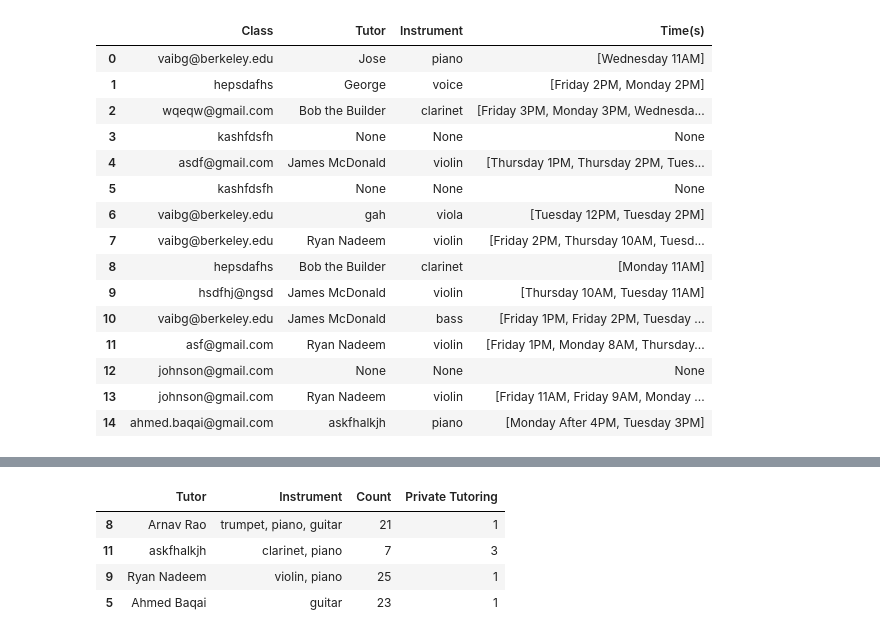
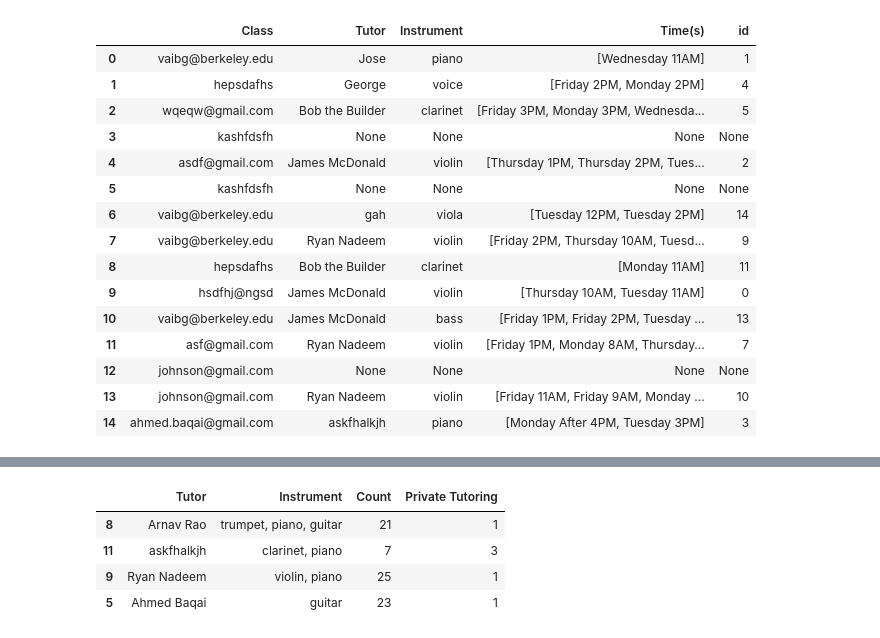
Before and after one commit to BerkeleyCodeology/TMC-Matching, a Jupyter notebook: MusicConnection.ipynb, the cells around one changed output, grey strips where cells are left out. Drawn from its saved outputs; the diff is of its cells as text; code cells hidden in the pictures.

Commit message:
classes, students matched

```diff
--- a/MusicConnection.ipynb
+++ b/MusicConnection.ipynb
@@ -246,6 +247,7 @@ Matches are considered valid if there is an instrument overlap between student a
 """
 def match_classes(classes):
     class_info = classes[1]
+    class_id = class_info['id']
     # remove empty strings from student's instruments choice (i.e. if student has less than 3 preferences)
     class_instruments = list(filter(None, class_info['Instruments'].split(', ')))
     class_grade = class_info['Grade Level']
@@ -264,7 +266,7 @@ def match_classes(classes):
 
             #brute force grade preference
             if instrument in tutor_instruments and len(times) > 0 and class_grade == tutor_grade:
-                return [tutor_info[0], instrument, times]
+                return [tutor_info[0], instrument, times, class_id]
 
         for tutor in tutors_for_classes.iterrows():
             tutor_info = tutor[1]
@@ -277,10 +279,10 @@ def match_classes(classes):
 
             # if instrument matches and there is at least one shared time availability
             if instrument in tutor_instruments and len(times) > 0:
-                return [tutor_info[0], instrument, times]
+                return [tutor_info[0], instrument, times, class_id]
 
     # no match found for any of the three instrument choices
-    return [None, None, None]
+    return [None, None, None, None]
 # %%
 # create the iterator from rows of students
 s_without_count = students.drop(columns='Count')
@@ -288,39 +290,40 @@ students_iter = s_without_count.iterrows()
 # %%
 # create the dataframe to store matches once made
 matches = pd.DataFrame(columns=['Student', 'Tutor', 'Instrument', 'Time(s)'])
-class_matches = pd.DataFrame(columns=['Class', 'Tutor', 'Instrument', 'Time(s)'])
+class_matches = pd.DataFrame(columns=['Class', 'Tutor', 'Instrument', 'Time(s)', 'id'])
 # %%
 # iterate through students; use function defined above to get a match
 for c in classes.iterrows():
     m = match_classes(c)
     # add to matches dataframe
     class_matches.loc[len(class_matches)] = [c[1][0]] + m
     # remove tutor if successfully matched
     if m[0] is not None:
         tutor_idx = tutors_for_classes[tutors_for_classes['Tutor'] == m[0]].index[0]
         tutors_for_classes.at[tutor_idx, 'Class Tutoring'] -= 1
         if tutors_for_classes.at[tutor_idx, 'Class Tutoring'] == 0:
             tutors_for_classes = tutors_for_classes.drop(tutors_for_classes[tutors_for_classes['Tutor'] == m[0]].index)
         else:
             # move tutor row to end of tutors_for_classes dataframe
             idx = tutors_for_classes.index.tolist()
             idx.remove(tutor_idx)
             tutors_for_classes = tutors_for_classes.reindex(idx + [tutor_idx])
+            tutors_for_classes.at[tutor_idx,m[2][0]] = False
 class_matches
 # %% [output]
-|  | Class | Tutor | Instrument | Time(s) |
-| 0 | vaibg@berkeley.edu | Jose | piano | [Wednesday 11AM] |
-| 1 | hepsdafhs | George | voice | [Friday 2PM, Monday 2PM] |
-| 2 | wqeqw@gmail.com | Bob the Builder | clarinet | [Friday 3PM, Monday 3PM, Wednesda... |
-| 3 | kashfdsfh | None | None | None |
-| 4 | asdf@gmail.com | James McDonald | violin | [Thursday 1PM, Thursday 2PM, Tues... |
-| 5 | kashfdsfh | None | None | None |
-| 6 | vaibg@berkeley.edu | gah | viola | [Tuesday 12PM, Tuesday 2PM] |
-| 7 | vaibg@berkeley.edu | Ryan Nadeem | violin | [Friday 2PM, Thursday 10AM, Tuesd... |
-| 8 | hepsdafhs | Bob the Builder | clarinet | [Monday 11AM] |
-| 9 | hsdfhj@ngsd | James McDonald | violin | [Thursday 10AM, Tuesday 11AM] |
-| 10 | vaibg@berkeley.edu | James McDonald | bass | [Friday 1PM, Friday 2PM, Tuesday ... |
-| 11 | asf@gmail.com | Ryan Nadeem | violin | [Friday 1PM, Monday 8AM, Thursday... |
-| 12 | johnson@gmail.com | None | None | None |
-| 13 | johnson@gmail.com | Ryan Nadeem | violin | [Friday 11AM, Friday 9AM, Monday ... |
-| 14 | ahmed.baqai@gmail.com | askfhalkjh | piano | [Monday After 4PM, Tuesday 3PM] |
+|  | Class | Tutor | Instrument | Time(s) | id |
+| 0 | vaibg@berkeley.edu | Jose | piano | [Wednesday 11AM] | 1 |
+| 1 | hepsdafhs | George | voice | [Friday 2PM, Monday 2PM] | 4 |
+| 2 | wqeqw@gmail.com | Bob the Builder | clarinet | [Friday 3PM, Monday 3PM, Wednesda... | 5 |
+| 3 | kashfdsfh | None | None | None | None |
+| 4 | asdf@gmail.com | James McDonald | violin | [Thursday 1PM, Thursday 2PM, Tues... | 2 |
+| 5 | kashfdsfh | None | None | None | None |
+| 6 | vaibg@berkeley.edu | gah | viola | [Tuesday 12PM, Tuesday 2PM] | 14 |
+| 7 | vaibg@berkeley.edu | Ryan Nadeem | violin | [Friday 2PM, Thursday 10AM, Tuesd... | 9 |
+| 8 | hepsdafhs | Bob the Builder | clarinet | [Monday 11AM] | 11 |
+| 9 | hsdfhj@ngsd | James McDonald | violin | [Thursday 10AM, Tuesday 11AM] | 0 |
+| 10 | vaibg@berkeley.edu | James McDonald | bass | [Friday 1PM, Friday 2PM, Tuesday ... | 13 |
+| 11 | asf@gmail.com | Ryan Nadeem | violin | [Friday 1PM, Monday 8AM, Thursday... | 7 |
+| 12 | johnson@gmail.com | None | None | None | None |
+| 13 | johnson@gmail.com | Ryan Nadeem | violin | [Friday 11AM, Friday 9AM, Monday ... | 10 |
+| 14 | ahmed.baqai@gmail.com | askfhalkjh | piano | [Monday After 4PM, Tuesday 3PM] | 3 |
```
Also changed, not shown: parts of 10 cells of this notebook, 3 other files.
